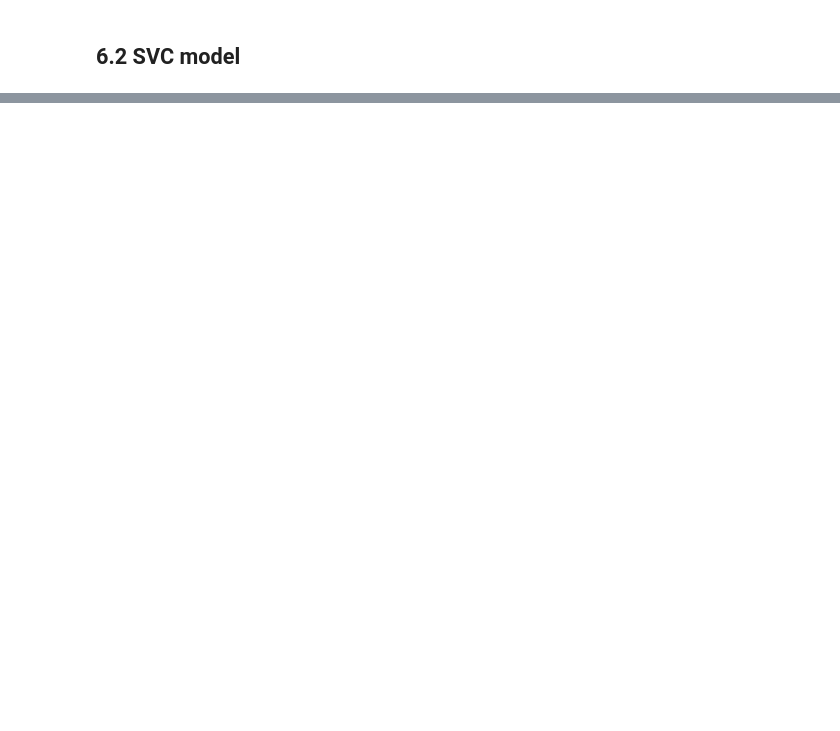
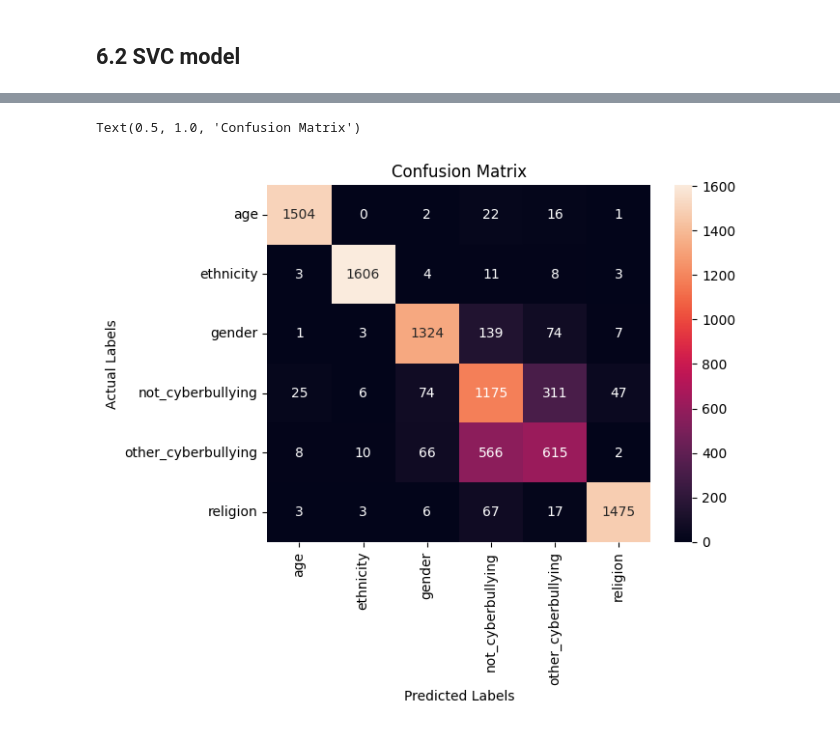
Before and after one commit to Raedin24/DCIT316, a Jupyter notebook: cyberbullying.ipynb, the cells around one changed output, grey strips where cells are left out. Drawn from its saved outputs; the diff is of its cells as text; code cells hidden in the pictures; blank space fills up the shorter version.

```diff
--- a/cyberbullying.ipynb
+++ b/cyberbullying.ipynb
@@ -211,7 +206,7 @@ y = df['cyberbullying_type']
 # %%
 from sklearn.model_selection import train_test_split
 # %%
-# X_train_t, X_test_t, y_train, y_test = train_test_split(X_t, y, test_size = 0.2, random_state = 42)
+X_train_t, X_test_t, y_train, y_test = train_test_split(X_t, y, test_size = 0.2, random_state = 42)
 X_train_c, X_test_c, y_train, y_test = train_test_split(X_c, y, test_size = 0.2, random_state = 42)
 # %% [markdown]
 # 6. Training the Model
@@ -223,3 +218,3 @@ from sklearn.metrics import accuracy_score, precision_score, f1_score, recall_sc
 # %%
-# lgr = LogisticRegression()
-# lgr.fit(X_train_t, y_train)
+lgr = LogisticRegression()
+lgr.fit(X_train_t, y_train)
@@ -231,3 +249,3 @@ from sklearn.metrics import accuracy_score, precision_score, f1_score, recall_sc
 # %%
-# lgr = LogisticRegression()
-# lgr.fit(X_train_c, y_train)
+lgr = LogisticRegression()
+lgr.fit(X_train_c, y_train)
@@ -243,4 +284,4 @@ from sklearn.svm import SVC
 # %%
 # # SVC with TFIDF Vectorizer
 svc = SVC(kernel='linear', C=0.2)
-# svc.fit(X_train_t, y_train)
+svc.fit(X_train_t, y_train)
@@ -293,0 +335,12 @@ print(report)
+# %%
+class_names = ['age', 'ethnicity', 'gender', 'not_cyberbullying', 'other_cyberbullying', 'religion']
+
+cm = confusion_matrix(y_test, y_pred)
+sns.heatmap(cm, annot=True, fmt='d', xticklabels=class_names, yticklabels=class_names)
+
+plt.xlabel("Predicted Labels")
+plt.ylabel("Actual Labels")
+plt.title("Confusion Matrix")
+# %% [output]
+Text(0.5, 1.0, 'Confusion Matrix')
+[figure, added]
```
Also changed, not shown: parts of 26 cells of this notebook.
